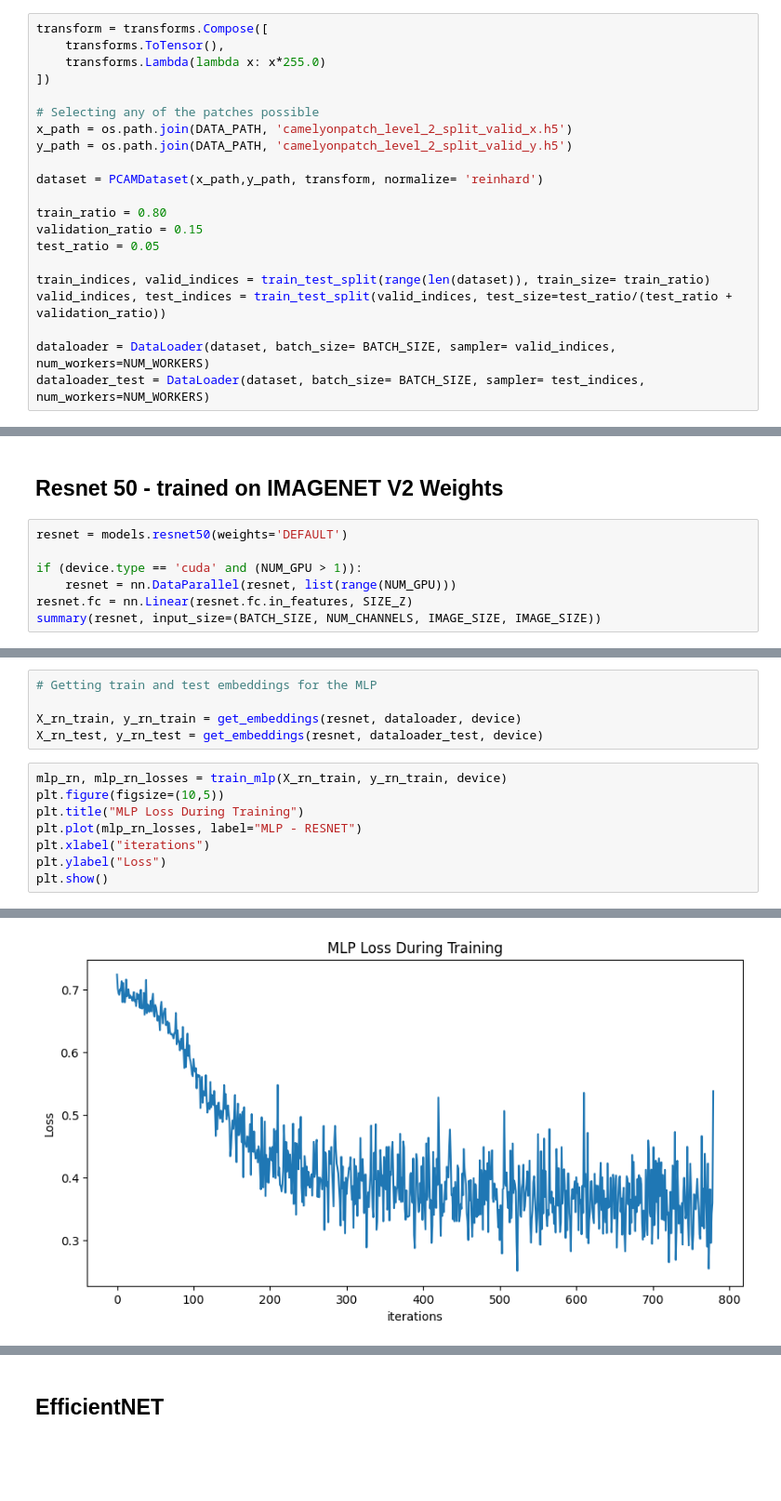
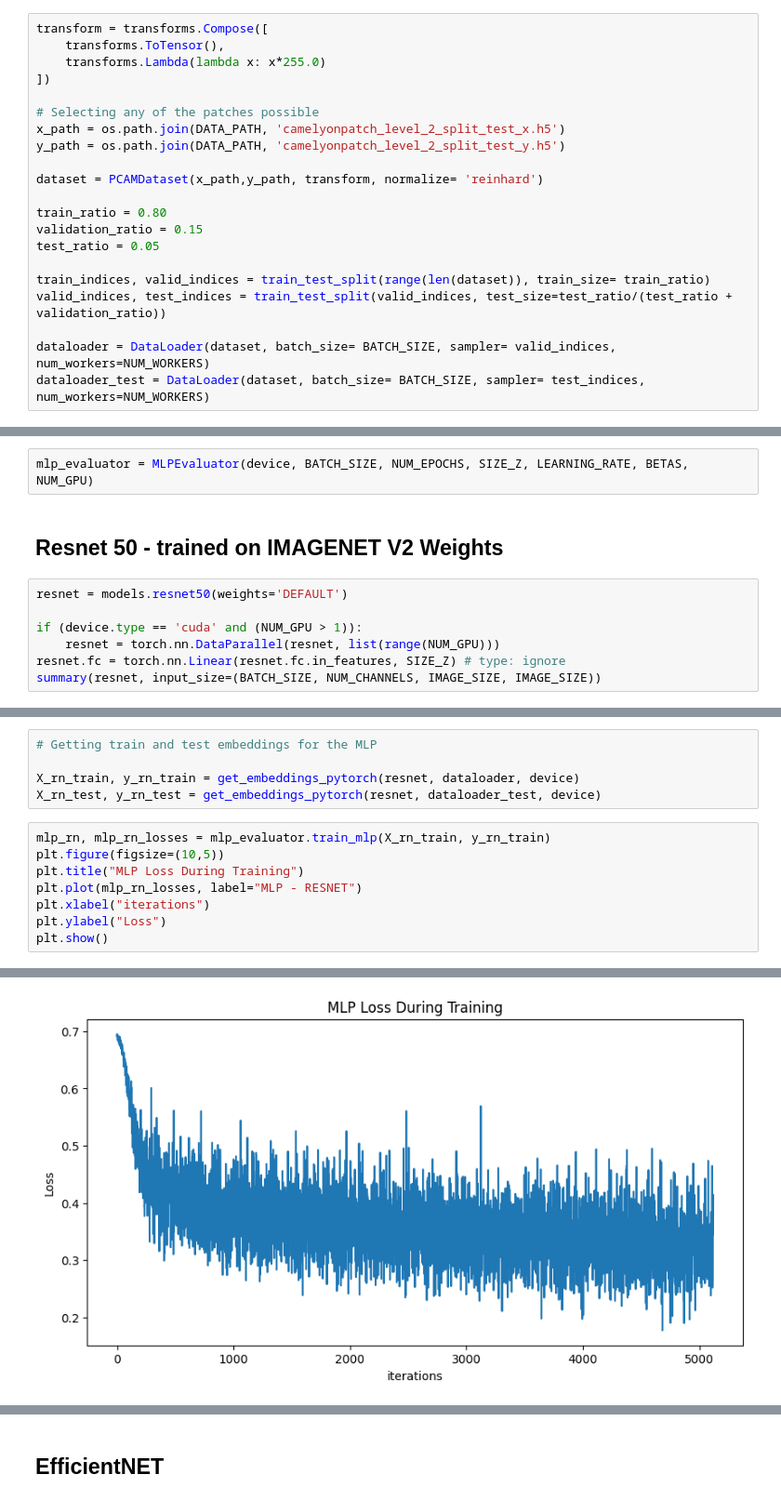
Before and after one commit to jfsalcedo10/hist_image_kul_thesis, a Jupyter notebook: src/models/pretrained_pipeline.ipynb, the cells around one changed output, grey strips where cells are left out. Shown at 93% size. Saved outputs shown, nothing was run; the diff lists cells and outputs as text; blank space fills up the shorter version.

```diff
--- a/src/models/pretrained_pipeline.ipynb
+++ b/src/models/pretrained_pipeline.ipynb
@@ -83,8 +45,8 @@ transform = transforms.Compose([
 ])
 
 # Selecting any of the patches possible
-x_path = os.path.join(DATA_PATH, 'camelyonpatch_level_2_split_valid_x.h5')
-y_path = os.path.join(DATA_PATH, 'camelyonpatch_level_2_split_valid_y.h5')
+x_path = os.path.join(DATA_PATH, 'camelyonpatch_level_2_split_test_x.h5')
+y_path = os.path.join(DATA_PATH, 'camelyonpatch_level_2_split_test_y.h5')
 
 dataset = PCAMDataset(x_path,y_path, transform, normalize= 'reinhard')
 
@@ -196,11 +69,13 @@ def get_mlp_accuracy(model, X_test, y_test):
+# %%
+mlp_evaluator = MLPEvaluator(device, BATCH_SIZE, NUM_EPOCHS, SIZE_Z, LEARNING_RATE, BETAS, NUM_GPU)
 # %% [markdown]
 ## Resnet 50 - trained on IMAGENET V2 Weights
 # %%
 resnet = models.resnet50(weights='DEFAULT')
 
 if (device.type == 'cuda' and (NUM_GPU > 1)):
-    resnet = nn.DataParallel(resnet, list(range(NUM_GPU)))
-resnet.fc = nn.Linear(resnet.fc.in_features, SIZE_Z)
+    resnet = torch.nn.DataParallel(resnet, list(range(NUM_GPU)))
+resnet.fc = torch.nn.Linear(resnet.fc.in_features, SIZE_Z) # type: ignore
 summary(resnet, input_size=(BATCH_SIZE, NUM_CHANNELS, IMAGE_SIZE, IMAGE_SIZE))
 # %% [output]
 ==========================================================================================
@@ -223,10 +98,10 @@ Estimated Total Size (MB): 4290.04
 # %%
 # Getting train and test embeddings for the MLP
 
-X_rn_train, y_rn_train = get_embeddings(resnet, dataloader, device)
-X_rn_test, y_rn_test = get_embeddings(resnet, dataloader_test, device)
+X_rn_train, y_rn_train = get_embeddings_pytorch(resnet, dataloader, device)
+X_rn_test, y_rn_test = get_embeddings_pytorch(resnet, dataloader_test, device)
 # %%
-mlp_rn, mlp_rn_losses = train_mlp(X_rn_train, y_rn_train, device)
+mlp_rn, mlp_rn_losses = mlp_evaluator.train_mlp(X_rn_train, y_rn_train)
 plt.figure(figsize=(10,5))
 plt.title("MLP Loss During Training")
 plt.plot(mlp_rn_losses, label="MLP - RESNET")
@@ -254,2 +129,2 @@ Epoch [20/20], Loss: 0.5378
-[figure, old version]
+[figure, new version]
 # %%
```
Also changed, not shown: parts of 16 cells of this notebook, 3 other files.
